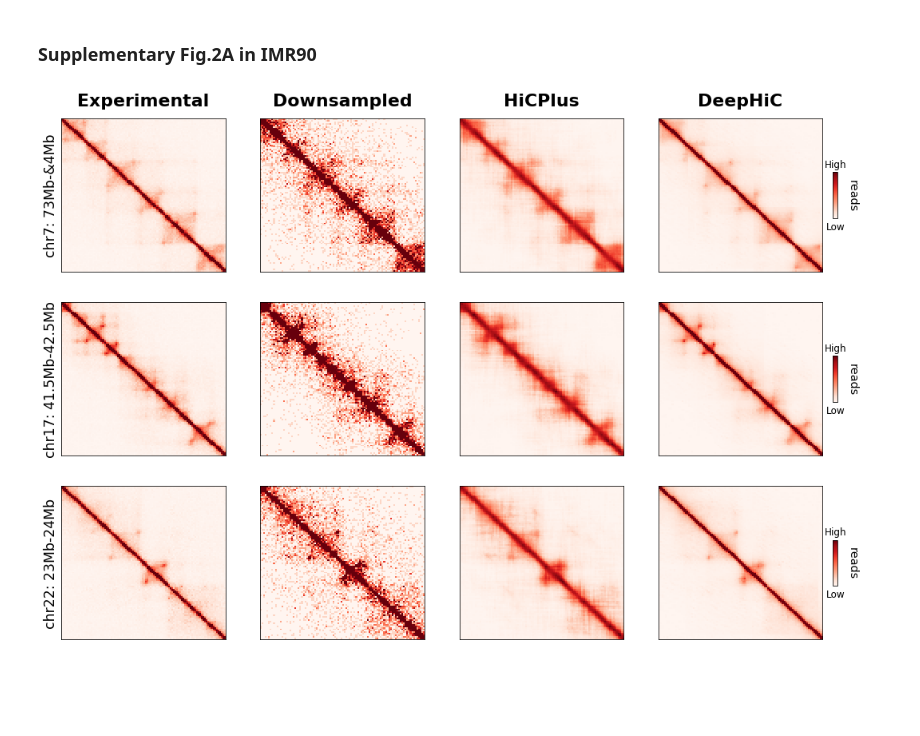
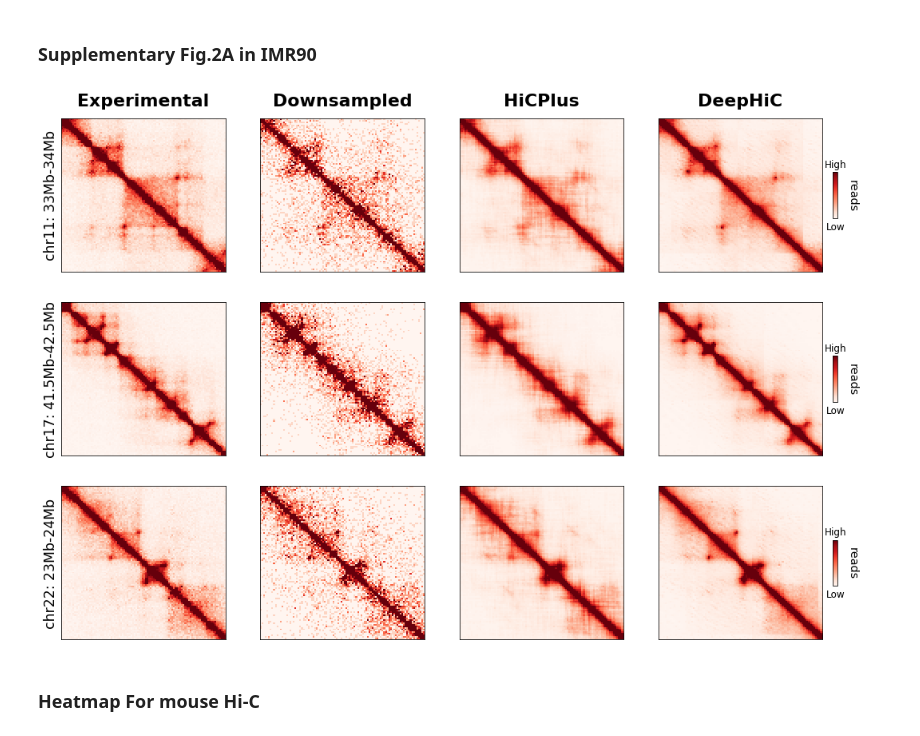
Before and after one commit to omegahh/DeepHiC, a Jupyter notebook: Figure 2.ipynb, the cells around one changed output. Saved outputs shown, nothing was run; the diff lists cells and outputs as text; code cells hidden in the pictures; blank space fills up the shorter version.

```diff
--- a/Figure 2.ipynb
+++ b/Figure 2.ipynb
@@ -532,7 +529,7 @@ fig.savefig(eps_file, format='eps')
 # %% [markdown]
 ### Supplementary Fig.2A in IMR90
 # %%
-data = np.load('/data/RaoHiC/predict/IMR90/predict_chr7_40kb.npz')
+data = np.load('/data/RaoHiC/predict/IMR90/predict_chr11_40kb.npz')
 
 orighic = data['hic']
 downhic = data['downhic']
@@ -543,10 +540,10 @@ orighic = orighic / np.max(orighic)
 downhic = downhic / np.max(downhic)
 plushic = plushic / np.max(plushic)
 
-hic_10     = orighic[7300:7400, 7300:7400]
-downhic_10 = downhic[7300:7400, 7300:7400]
-plushic_10 = plushic[7300:7400, 7300:7400]
-deephic_10 = deephic[7300:7400, 7300:7400]
+hic_10     = orighic[3300:3400, 3300:3400]
+downhic_10 = downhic[3300:3400, 3300:3400]
+plushic_10 = plushic[3300:3400, 3300:3400]
+deephic_10 = deephic[3300:3400, 3300:3400]
 # %%
 data = np.load('/data/RaoHiC/predict/IMR90/predict_chr17_40kb.npz')
 
@@ -582,31 +579,33 @@ deephic_22 = deephic[2300:2400, 2300:2400]
 # %%
 fig, axs = plt.subplots(ncols=4, nrows=3, figsize=[18, 12], gridspec_kw = {'width_ratios':[1, 1, 1, 1.25]})
 
-heatmap(axs[0,0], hic_10, show_bar=False, close_ticks=True)
+heatmap(axs[0,0], np.minimum(np.percentile(hic_10, 95), hic_10), show_bar=False, close_ticks=True)
 axs[0,0].set_title('Experimental', fontsize='22', fontweight='semibold')
-axs[0,0].set_ylabel('chr7: 73Mb-&4Mb', fontsize='xx-large')
+axs[0,0].set_ylabel('chr11: 33Mb-34Mb', fontsize='xx-large')
 heatmap(axs[0,1], downhic_10, show_bar=False, close_ticks=True)
 axs[0,1].set_title('Downsampled', fontsize='22', fontweight='semibold')
-heatmap(axs[0,2], plushic_10, show_bar=False, close_ticks=True)
+heatmap(axs[0,2], np.minimum(np.percentile(plushic_10, 95), plushic_10), show_bar=False, close_ticks=True)
 axs[0,2].set_title('HiCPlus', fontsize='22', fontweight='semibold')
-heatmap(axs[0,3], deephic_10, close_ticks=True)
+heatmap(axs[0,3], np.minimum(np.percentile(deephic_10, 95), deephic_10), close_ticks=True)
 axs[0,3].set_title('DeepHiC', fontsize='22', fontweight='semibold')
 
-heatmap(axs[1,0], hic_17, show_bar=False, close_ticks=True)
+heatmap(axs[1,0], np.minimum(np.percentile(hic_17, 95), hic_17), show_bar=False, close_ticks=True)
 axs[1,0].set_ylabel('chr17: 41.5Mb-42.5Mb', fontsize='xx-large')
 heatmap(axs[1,1], downhic_17, show_bar=False, close_ticks=True)
-heatmap(axs[1,2], plushic_17, show_bar=False, close_ticks=True)
-heatmap(axs[1,3], deephic_17, close_ticks=True)
+heatmap(axs[1,2], np.minimum(np.percentile(plushic_17, 95), plushic_17), show_bar=False, close_ticks=True)
+heatmap(axs[1,3], np.minimum(np.percentile(deephic_17, 95), deephic_17), close_ticks=True)
 
-heatmap(axs[2,0], hic_22, show_bar=False, close_ticks=True)
+heatmap(axs[2,0], np.minimum(np.percentile(hic_22, 97), hic_22), show_bar=False, close_ticks=True)
 axs[2,0].set_ylabel('chr22: 23Mb-24Mb', fontsize='xx-large')
 heatmap(axs[2,1], downhic_22, show_bar=False, close_ticks=True)
-heatmap(axs[2,2], plushic_22, show_bar=False, close_ticks=True)
-heatmap(axs[2,3], deephic_22, close_ticks=True)
+heatmap(axs[2,2], np.minimum(np.percentile(plushic_22, 97), plushic_22), show_bar=False, close_ticks=True)
+heatmap(axs[2,3], np.minimum(np.percentile(deephic_22, 97), deephic_22), close_ticks=True)
 
 svg_file = os.path.join(work_dir, f'supp_fig_heatmap_imr90.svg')
 eps_file = os.path.join(work_dir, f'supp_fig_heatmap_imr90.eps')
 fig.savefig(svg_file, format='svg')
 fig.savefig(eps_file, format='eps')
 # %% [output]
-[figure, old version]
+[figure, new version]
+# %% [markdown]
+### Heatmap For mouse Hi-C
```
Also changed, not shown: parts of 26 cells of this notebook, 2 other files.
